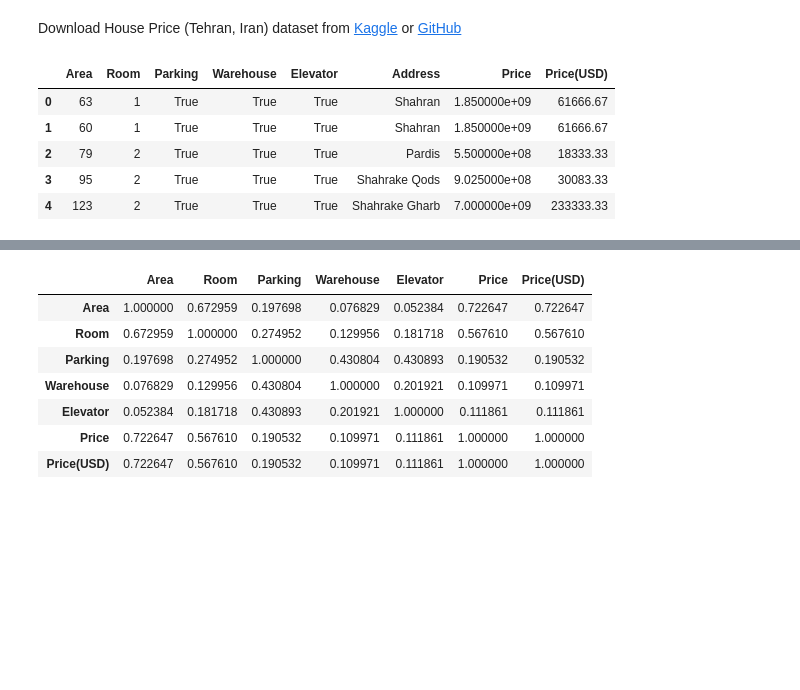
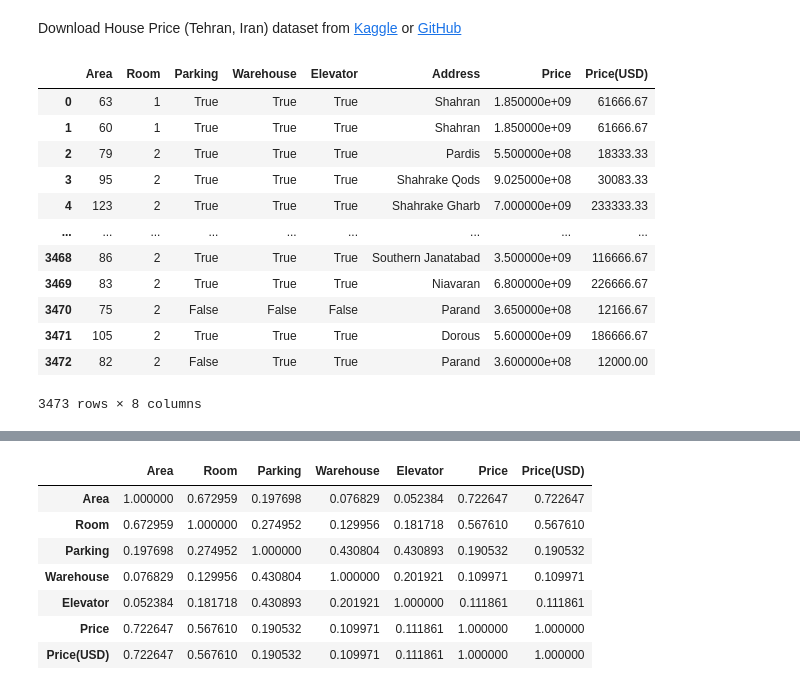
Before and after one commit to SajjadAemmi/PyLearn, a Jupyter notebook: 6.MachineLearning/6.5.LLS/TehranHousePrice/tehran_house_price_regression_lls.ipynb, the cells around one changed output, grey strips where cells are left out. Saved outputs shown, nothing was run; the diff lists cells and outputs as text; code cells hidden in the pictures; blank space fills up the shorter version.

```diff
--- a/6.MachineLearning/6.5.LLS/TehranHousePrice/tehran_house_price_regression_lls.ipynb
+++ b/6.MachineLearning/6.5.LLS/TehranHousePrice/tehran_house_price_regression_lls.ipynb
@@ -10,11 +10,18 @@ Download House Price (Tehran, Iran) dataset from [Kaggle](https://www.kaggle.com
 # %%
 # Load data
 data = pd.read_csv("HousePrice.csv")
-data.head()
+data
 # %% [output]
 |  | Area | Room | Parking | Warehouse | Elevator | Address | Price | Price(USD) |
 | 0 | 63 | 1 | True | True | True | Shahran | 1.850000e+09 | 61666.67 |
 | 1 | 60 | 1 | True | True | True | Shahran | 1.850000e+09 | 61666.67 |
 | 2 | 79 | 2 | True | True | True | Pardis | 5.500000e+08 | 18333.33 |
 | 3 | 95 | 2 | True | True | True | Shahrake Qods | 9.025000e+08 | 30083.33 |
 | 4 | 123 | 2 | True | True | True | Shahrake Gharb | 7.000000e+09 | 233333.33 |
+| ... | ... | ... | ... | ... | ... | ... | ... | ... |
+| 3468 | 86 | 2 | True | True | True | Southern Janatabad | 3.500000e+09 | 116666.67 |
+| 3469 | 83 | 2 | True | True | True | Niavaran | 6.800000e+09 | 226666.67 |
+| 3470 | 75 | 2 | False | False | False | Parand | 3.650000e+08 | 12166.67 |
+| 3471 | 105 | 2 | True | True | True | Dorous | 5.600000e+09 | 186666.67 |
+| 3472 | 82 | 2 | False | True | True | Parand | 3.600000e+08 | 12000.00 |
+3473 rows × 8 columns
```
Also changed, not shown: parts of 5 cells of this notebook.
